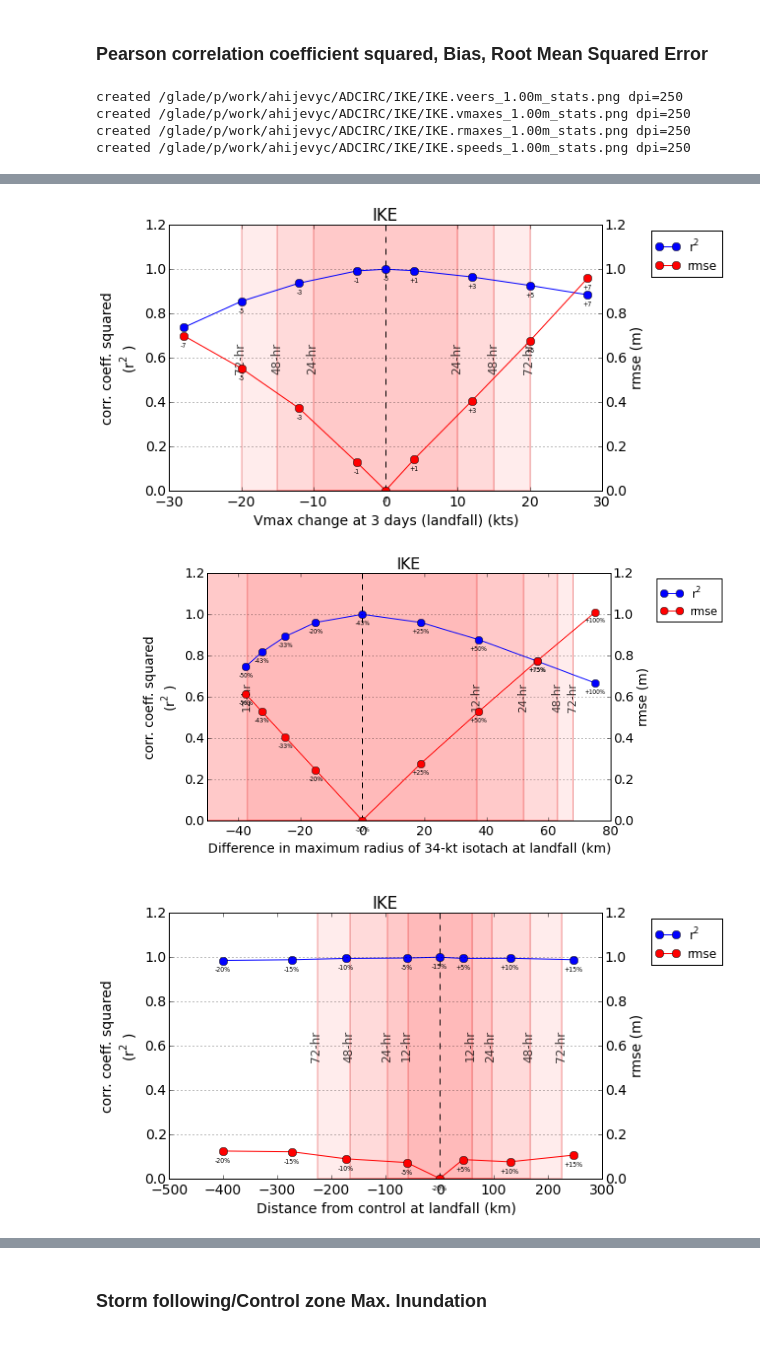
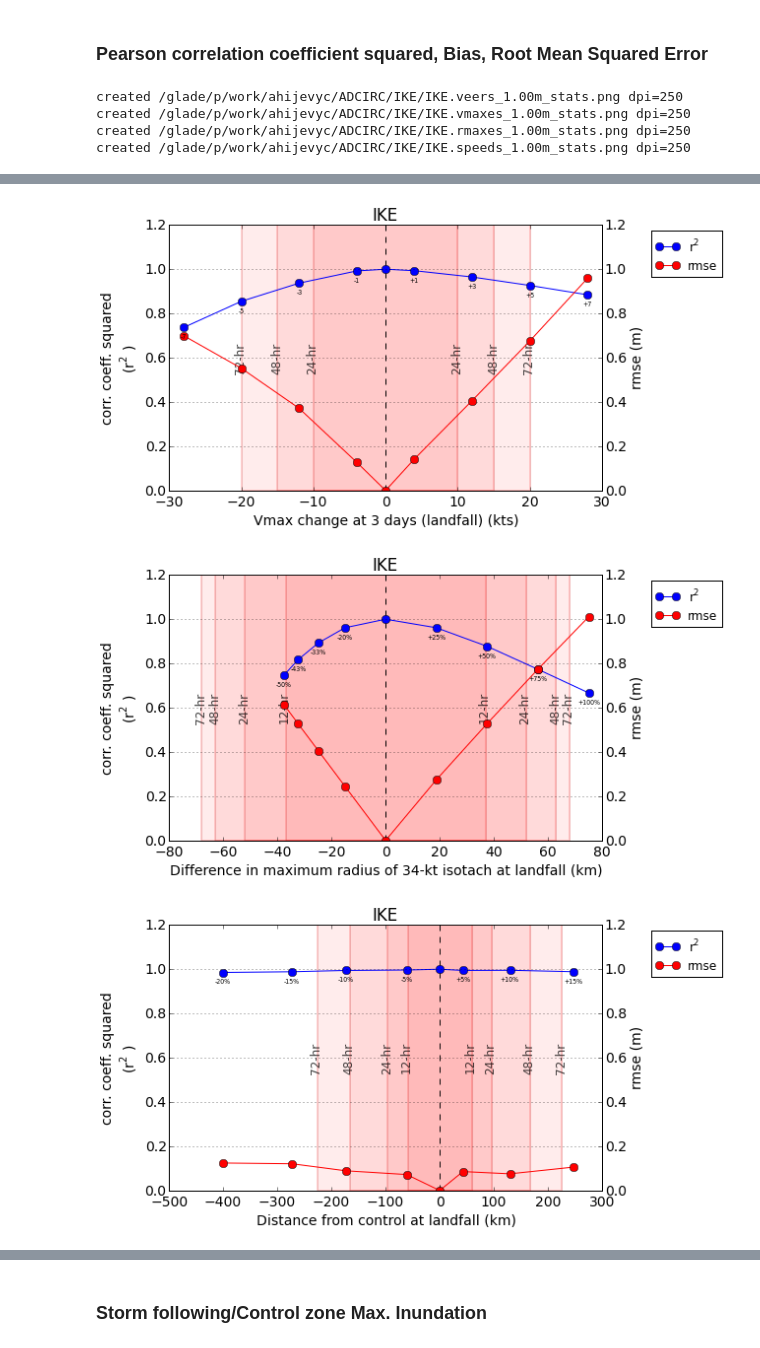
Before and after one commit to ahijevyc/ADCIRC, a Jupyter notebook: ADCIRC.ipynb, the cells around one changed output, grey strips where cells are left out. Saved outputs shown, nothing was run; the diff lists cells and outputs as text; code cells hidden in the pictures.

```diff
--- a/ADCIRC.ipynb
+++ b/ADCIRC.ipynb
@@ -641,7 +641,8 @@ for perturbation in [veers, vmaxes, rmaxes, speeds]:
         for i, v in enumerate(perturbation):
             maxele.append(np.percentile(perturbation.maxele[i][ibox],p))
         # Used to plot perturbation.values on x-axis. Changed Feb 28, 2017.
-        line = ax[0].plot(perturbation.xticks,maxele,marker='o',label='%.1f'%p)
+        line, = ax[0].plot(perturbation.xticks,maxele,marker='o',label='%.1f'%p)
+    annotate_pts(perturbation, line)
 
     imaxs = []
     for i, v in enumerate(perturbation):
@@ -657,7 +658,7 @@ for perturbation in [veers, vmaxes, rmaxes, speeds]:
     zeroLine(ax[0])
     forecast_err_boxes(ax[0],perturbation)
 
-    m = map_points(ax[1], meshlon[imaxs], meshlat[imaxs], marker='o', color=line[0].get_color())
+    m = map_points(ax[1], meshlon[imaxs], meshlat[imaxs], marker='o', color=line.get_color())
     ax[1].set_title('Locations of Max. Water Level for\n'+perturbation.xlabel)
     status = mysavfig(perturbation.storm.basedir+perturbation.storm.name+'.'+perturbation.name+'_maxele.png',dpi=250)
 # %% [output]
@@ -674,12 +675,9 @@ created /glade/p/work/ahijevyc/ADCIRC/IKE/IKE.speeds_maxele.png dpi=250
 # %% [markdown]
 <a href="https://drive.google.com/open?id=1n58sZmEkW0J1YR9DRvasOQwQpp2Ojwvm0fI3VBQTk_k">Google Doc about length scale</a>
 # %%
-def annotate_pts(perturbation, ax):
-    for line in ax.get_lines():
-        for label, xypoints in zip(perturbation.valuelabels, line.get_xydata()):
-            plt.annotate(label, xy=xypoints, textcoords='offset points', xytext=(0,-6), ha='center', va='top', fontsize=6.3)
-
-
+def annotate_pts(perturbation, line):
+    for label, xypoints in zip(perturbation.valuelabels, line.get_xydata()):
+        plt.annotate(label, xy=xypoints, textcoords='offset points', xytext=(0,-6), ha='center', va='top', fontsize=6.3)
 
 for perturbation in [veers, vmaxes, rmaxes, speeds]:
     if len(perturbation.values) == 0:
@@ -688,8 +686,8 @@ for perturbation in [veers, vmaxes, rmaxes, speeds]:
 
     fig, ax = plt.subplots()
     plt.tight_layout()
-    plt.plot(perturbation.xticks,perturbation.length_scale,marker='o',label='length scale')
-    annotate_pts(perturbation, ax)
+    thisline, = plt.plot(perturbation.xticks,perturbation.length_scale,marker='o',label='length scale')
+    annotate_pts(perturbation, thisline)
     plt.ylabel('km')
     ax.set_ylim(0,300)
     if perturbation.storm.name == 'IKE': ax.set_ylim(0,650)
@@ -720,8 +718,9 @@ for perturbation in [veers, vmaxes, rmaxes, speeds]:
         continue
 
     fig, ax = plt.subplots()
-    plt.plot(perturbation.xticks,perturbation.area,marker='o',label='area')
-    annotate_pts(perturbation, ax)
+    # use comma after thisline to "un-list" the one-item list of line objects
+    thisline, = plt.plot(perturbation.xticks,perturbation.area,marker='o',label='area')
+    annotate_pts(perturbation, thisline)
     plt.tight_layout()
     plt.ylabel('$\mathregular{km^2}$')
     plt.title(perturbation.title)
@@ -752,8 +751,8 @@ for perturbation in [veers, vmaxes, rmaxes, speeds]:
         continue
 
     fig, ax = plt.subplots()
-    plt.plot(perturbation.xticks,perturbation.depth,marker='o',label='avg. depth in inundation zone')
-    annotate_pts(perturbation, ax)
+    thisline, = plt.plot(perturbation.xticks,perturbation.depth,marker='o',label='avg. depth in inundation zone')
+    annotate_pts(perturbation, thisline)
     plt.tight_layout()
     plt.ylabel('$\mathregular{m}$')
     plt.title(perturbation.title)
@@ -805,9 +804,11 @@ for perturbation in [veers, vmaxes, rmaxes, speeds]:
             fh.close()
 
     #print perturbation.values, r2
-    plt.title(perturbation.storm.name)
+    plt.title(perturbation.title)
     r2p, = plt.plot(perturbation.xticks,r2,label='$\mathregular{r^2}$',marker='o')
     # biasp, = plt.plot(perturbation.values,bias,label='multiplic. bias',marker='o')
+
+
     ax.set_xlabel(perturbation.xlabel)
     zeroLine(ax)
     forecast_err_boxes(ax,perturbation)
@@ -815,15 +816,15 @@ for perturbation in [veers, vmaxes, rmaxes, speeds]:
     ax.yaxis.grid()
     ax.set_ylim(0,1.2)
     ax.set_ylabel('corr. coeff. squared\n($\mathregular{r^2}$)')
-    annotate_pts(perturbation, ax)
     ax2 = ax.twinx()
     ax2.set_ylim(0,1.2)
     ax2.set_ylabel('rmse (m)')
     rmsep, = ax2.plot(perturbation.xticks,rmse,label='rmse',marker='o',color='red')
-    annotate_pts(perturbation, ax2)
-    # had to force this for rmaxes
-    if perturbation == rmaxes:
-        ax.set_xlim(left=-50,right=80)
+    # Label line with greater mean values
+    if np.mean(r2) > np.mean(rmse):
+        annotate_pts(perturbation, r2p)
+    else:
+        annotate_pts(perturbation, rmsep)
 
 
     # put legend to the right of the current axis
@@ -839,3 +840,3 @@ created /glade/p/work/ahijevyc/ADCIRC/IKE/IKE.speeds_1.00m_stats.png dpi=250
-[figure, old version]
+[figure, new version]
-[figure, old version]
+[figure, new version]
-[figure, old version]
+[figure, new version]
```
Also changed, not shown: parts of 6 cells of this notebook.
